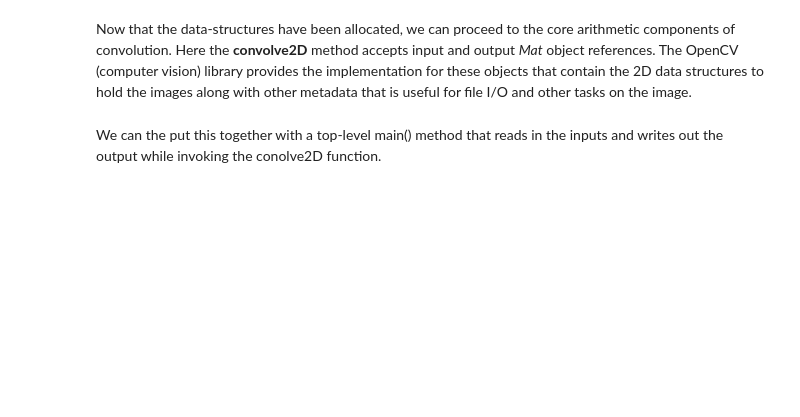
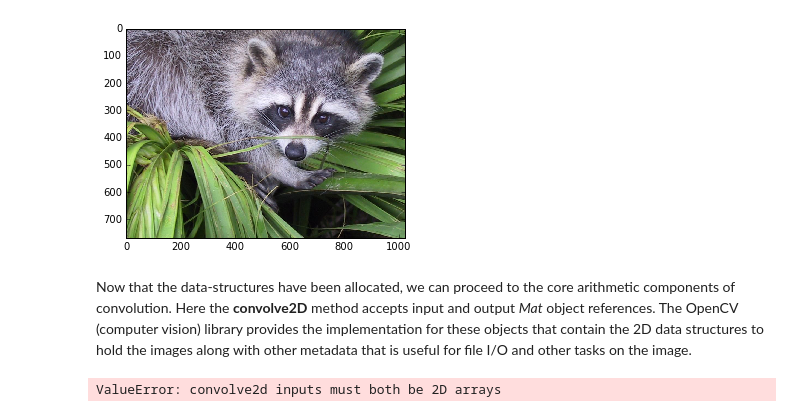
Before and after one commit to nachiket/papaa-labs, a Jupyter notebook: Convolution Basics.ipynb, the cells around one changed output. Drawn from its saved outputs; the diff is of its cells as text; code cells hidden in the pictures; blank space fills up the shorter version.

```diff
--- a/Convolution Basics.ipynb
+++ b/Convolution Basics.ipynb
@@ -37,2 +13,23 @@ SyntaxError: invalid syntax (<ipython-input-1-d1a07ac17ab9>, line 7)
+# %%
+# Modeled on github.com/BLVC/caffe.git
+
+# magic function to import numpy, matplotlib, etc in jupyter notebook
+from pylab import *
+import numpy as np
+import matplotlib.pyplot as plt
+
+# display plots in this notebook
+%matplotlib inline
+# set display defaults
+plt.rcParams['figure.figsize'] = (5, 5)        # medium images
+plt.rcParams['image.interpolation'] = 'nearest'  # don't interpolate: show square pixels
+plt.rcParams['image.cmap'] = 'gray'  # use grayscale output rather than a (potentially misleading) color heatmap
+
+from scipy import ndimage, misc, signal;
+
+f = misc.ascent();
+imshow(f);
+# %% [output]
+[figure, added]
 # %% [markdown]
 Now that the data-structures have been allocated, we can proceed to the core arithmetic components of convolution. Here the **convolve2D** method accepts input and output *Mat* object references. The OpenCV (computer vision) library provides the implementation for these objects that contain the 2D data structures to hold the images along with other metadata that is useful for file I/O and other tasks on the image.
@@ -71,2 +35,0 @@ void convolve2D(const Mat &input, Mat &output, const Mat &ker) {
-# %% [markdown]
-We can the put this together with a top-level main() method that reads in the inputs and writes out the output while invoking the conolve2D function.
@@ -89,0 +36,13 @@ int main() {
+# %%
+gauss_filter = np.array([[1,2,1],
+...                      [2,4,2],
+...                      [1,2,1]]);
+
+res = signal.convolve2d(f,gauss_filter, boundary='symm', mode='same');
+
+fig, (a, b) = plt.subplots(1, 2)
+a.imshow(f, cmap='gray')
+b.imshow(res, cmap='gray')
+plt.show() # apparently, plt.show() works than fig.show() in juypter
+# %% [output]
+ValueError: convolve2d inputs must both be 2D arrays
```
Also changed, not shown: parts of 4 cells of this notebook.
